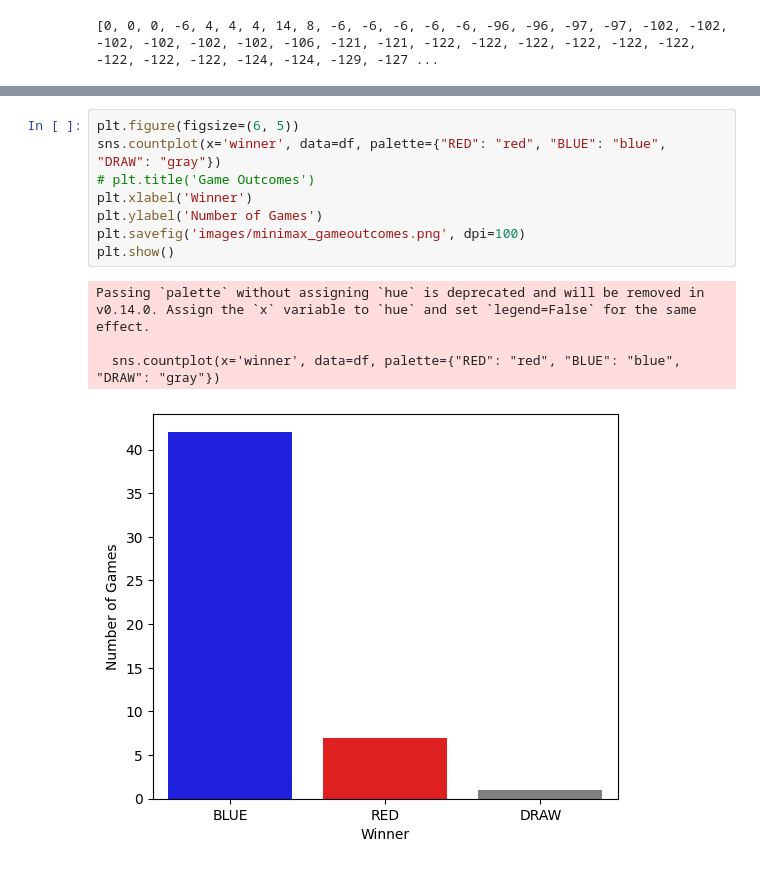
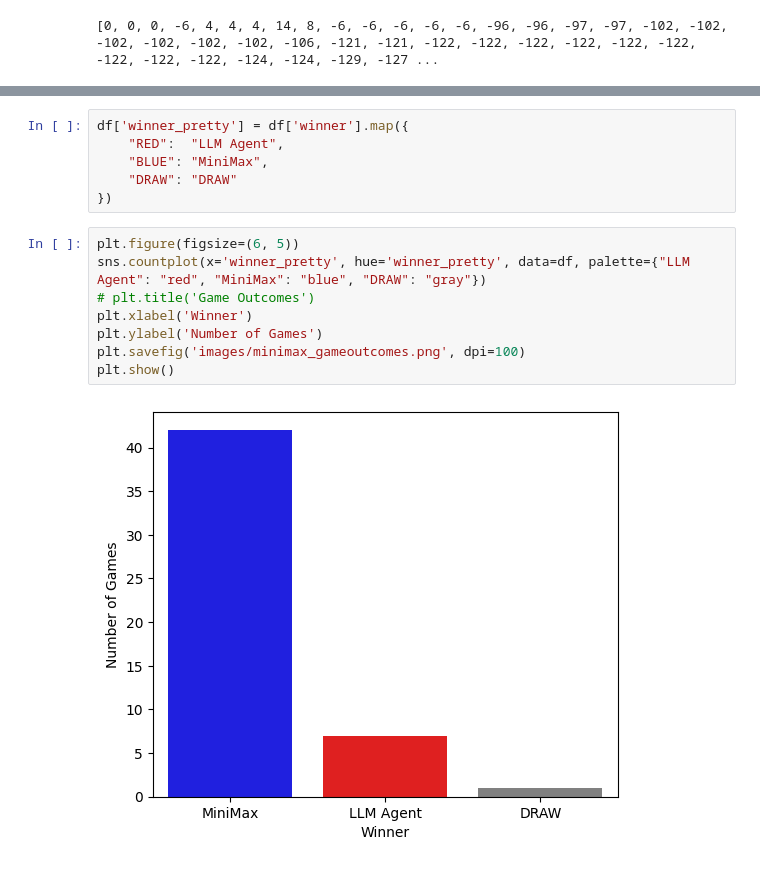
Before and after one commit to RCJamen/damathllm, a Jupyter notebook: results/minimax_statistics.ipynb, the cells around one changed output, grey strips where cells are left out. Drawn from its saved outputs; the diff is of its cells as text.

```diff
--- a/results/minimax_statistics.ipynb
+++ b/results/minimax_statistics.ipynb
@@ -215,13 +215,16 @@ dtype: float64
+# %%
+df['winner_pretty'] = df['winner'].map({
+    "RED":  "LLM Agent",
+    "BLUE": "MiniMax",
+    "DRAW": "DRAW"
+})
 # %%
 plt.figure(figsize=(6, 5))
-sns.countplot(x='winner', data=df, palette={"RED": "red", "BLUE": "blue", "DRAW": "gray"})
+sns.countplot(x='winner_pretty', hue='winner_pretty', data=df, palette={"LLM Agent": "red", "MiniMax": "blue", "DRAW": "gray"})
 # plt.title('Game Outcomes')
 plt.xlabel('Winner')
 plt.ylabel('Number of Games')
 plt.savefig('images/minimax_gameoutcomes.png', dpi=100)
 plt.show()
 # %% [output]
-Passing `palette` without assigning `hue` is deprecated and will be removed in v0.14.0. Assign the `x` variable to `hue` and set `legend=False` for the same effect.
-
-  sns.countplot(x='winner', data=df, palette={"RED": "red", "BLUE": "blue", "DRAW": "gray"})
-[figure, old version]
+[figure, new version]
```
Also changed, not shown: parts of 2 cells of this notebook, 3 other files.
